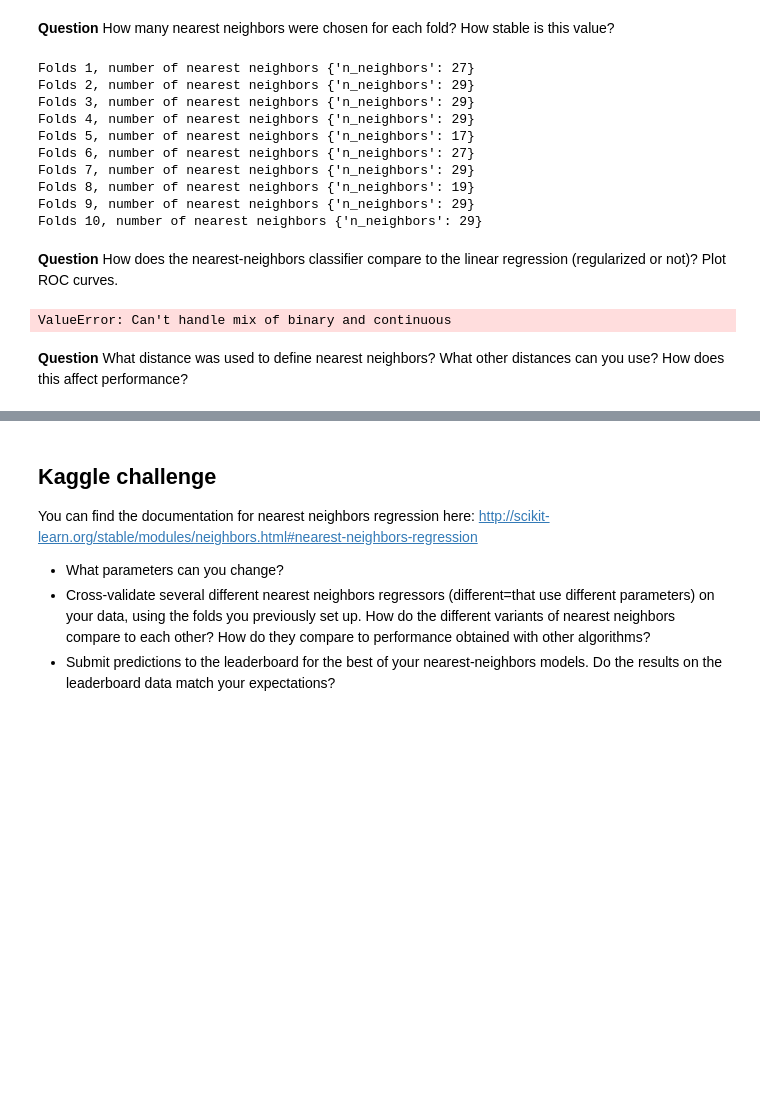
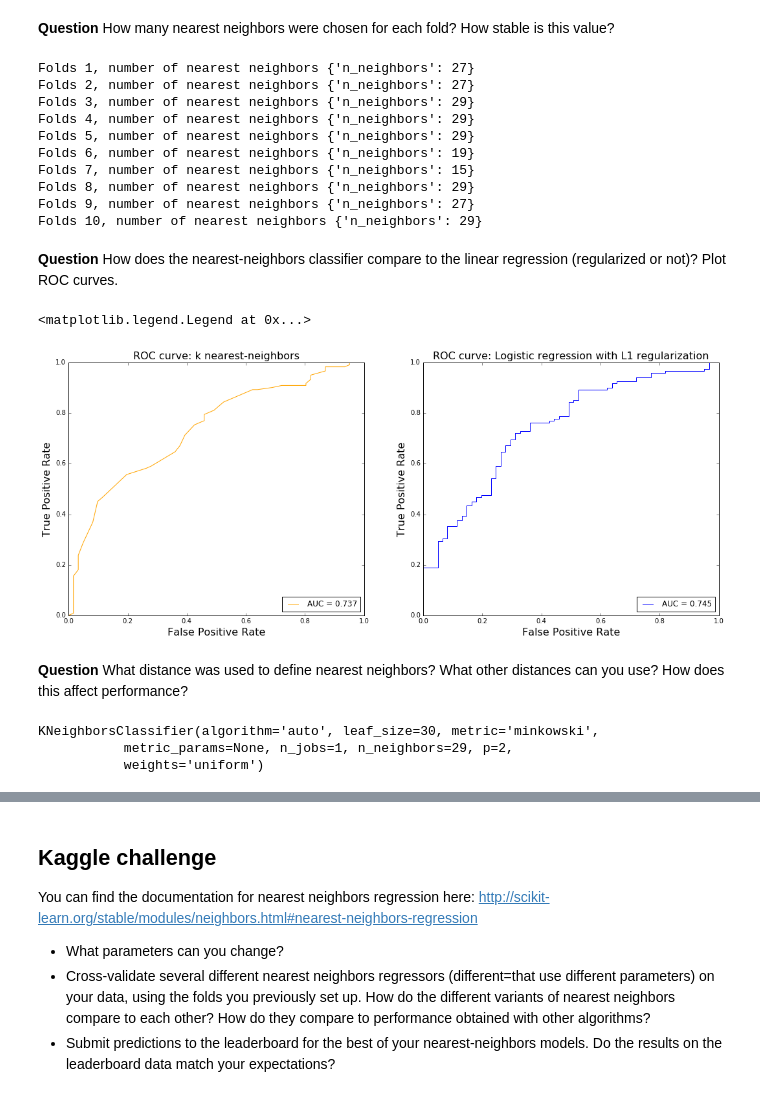
Before and after one commit to AdrienGlmz/ma2823_2016, a Jupyter notebook: lab_notebooks/Lab 5 2016-10-14 Nearest neighbors.ipynb, the cells around one changed output, grey strips where cells are left out. Drawn from its saved outputs; the diff is of its cells as text; code cells hidden in the pictures; blank space fills up the shorter version.

```diff
--- a/lab_notebooks/Lab 5 2016-10-14 Nearest neighbors.ipynb
+++ b/lab_notebooks/Lab 5 2016-10-14 Nearest neighbors.ipynb
@@ -196,19 +194,19 @@ def cross_validate_optimize(design_matrix, labels, classifier, cv_folds):
 # %%
 from sklearn import grid_search
 param_grid = {'n_neighbors': list(range(1, 30, 2))}
-clf = grid_search.GridSearchCV(neighbors.KNeighborsClassifier(), param_grid, scoring='roc_auc')
-ypred_knn = cross_validate_optimize(X, y, clf, folds)
+clf_optimized2 = grid_search.GridSearchCV(neighbors.KNeighborsClassifier(), param_grid, scoring='roc_auc')
+ypred_knn = cross_validate_optimize(X, y, clf_optimized2, folds)
 fpr_knn, tpr_knn, thresholds = metrics.roc_curve(y, ypred_knn, pos_label=1)
 # %% [output]
 Folds 1, number of nearest neighbors {'n_neighbors': 27}
-Folds 2, number of nearest neighbors {'n_neighbors': 29}
+Folds 2, number of nearest neighbors {'n_neighbors': 27}
 Folds 3, number of nearest neighbors {'n_neighbors': 29}
 Folds 4, number of nearest neighbors {'n_neighbors': 29}
-Folds 5, number of nearest neighbors {'n_neighbors': 17}
-Folds 6, number of nearest neighbors {'n_neighbors': 27}
-Folds 7, number of nearest neighbors {'n_neighbors': 29}
-Folds 8, number of nearest neighbors {'n_neighbors': 19}
-Folds 9, number of nearest neighbors {'n_neighbors': 29}
+Folds 5, number of nearest neighbors {'n_neighbors': 29}
+Folds 6, number of nearest neighbors {'n_neighbors': 19}
+Folds 7, number of nearest neighbors {'n_neighbors': 15}
+Folds 8, number of nearest neighbors {'n_neighbors': 29}
+Folds 9, number of nearest neighbors {'n_neighbors': 27}
 Folds 10, number of nearest neighbors {'n_neighbors': 29}
 # %% [markdown]
 **Question** How does the nearest-neighbors classifier compare to the linear regression (regularized or not)? Plot ROC curves.
@@ -262,37 +260,42 @@ def cross_validate_with_scaling(design_matrix, labels, classifier, cv_folds):
 # %%
 from sklearn import linear_model
 param_grid_L1 = {'C': np.power(10.0, np.arange(-10, 10))}
-#clf_L1_optimized = grid_search.GridSearchCV(linear_model.LogisticRegression(penalty='l1'), param_grid)
-#ypred_logreg_L1 = cross_validate_with_scaling(X,y,clf_L1_optimized,folds)
-
-print("Accuracy with knn: %.3f" % metrics.accuracy_score(y, ypred_knn))
-print("Accuracy with L1 regularization: %.3f" % metrics.accuracy_score(y, ypred_logreg_L1))
+clf_L1_optimized = grid_search.GridSearchCV(linear_model.LogisticRegression(penalty='l1'), param_grid_L1)
+ypred_logreg_L1 = cross_validate_with_scaling(X,y,clf_L1_optimized,folds)
+fpr_logreg_L1, tpr_logreg_L1, thresholds_L1 = metrics.roc_curve(y, ypred_logreg_L1, pos_label=1)
 
 #Compute AUC
 auc_knn = metrics.auc(fpr_knn, tpr_knn)
 auc_logreg_L1 = metrics.auc(fpr_logreg_L1, tpr_logreg_L1)
 
 #Plot
 fig = plt.figure(figsize=(18, 7))
 
 #Plot knn
 fig.add_subplot(121) # 2 x 2 grid, 1st subplot
-plt.plot(fpr_knn, tpr_knn, '-', color='orange', label='AUC = %0.3f' % auc_logreg)
+plt.plot(fpr_knn, tpr_knn, '-', color='orange', label='AUC = %0.3f' % auc_knn)
 
 plt.xlabel('False Positive Rate', fontsize=16)
 plt.ylabel('True Positive Rate', fontsize=16)
-plt.title('ROC curve: Logistic regression', fontsize=16)
+plt.title('ROC curve: k nearest-neighbors', fontsize=16)
 plt.legend(loc="lower right")
 
 #Plot L1 with regularization
 fig.add_subplot(122) # 2 x 2 grid, 1st subplot
 plt.plot(fpr_logreg_L1, tpr_logreg_L1, '-', color='blue', label='AUC = %0.3f' % auc_logreg_L1)
 
 plt.xlabel('False Positive Rate', fontsize=16)
 plt.ylabel('True Positive Rate', fontsize=16)
 plt.title('ROC curve: Logistic regression with L1 regularization', fontsize=16)
 plt.legend(loc="lower right")
 # %% [output]
-ValueError: Can't handle mix of binary and continuous
+<matplotlib.legend.Legend at 0x...>
+[figure, added]
 # %% [markdown]
 **Question** What distance was used to define nearest neighbors? What other distances can you use? How does this affect performance?
+# %%
+print(clf_optimized2.best_estimator_)
+# %% [output]
+KNeighborsClassifier(algorithm='auto', leaf_size=30, metric='minkowski',
+           metric_params=None, n_jobs=1, n_neighbors=29, p=2,
+           weights='uniform')
```
Also changed, not shown: parts of 6 cells of this notebook.
